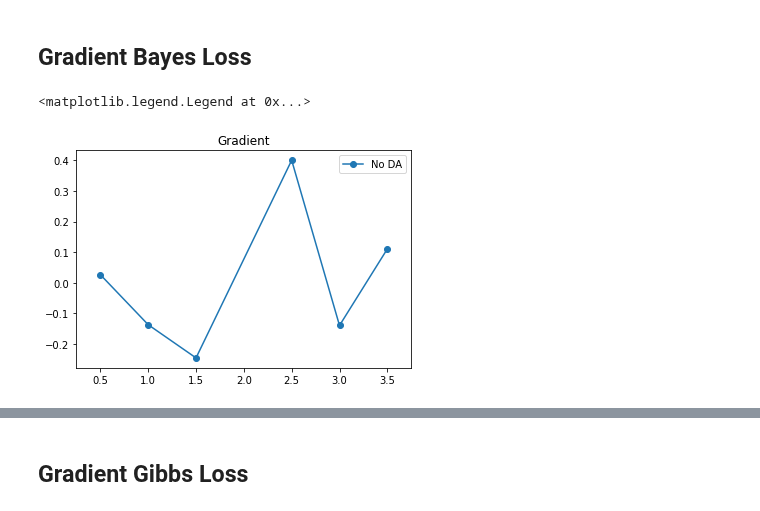
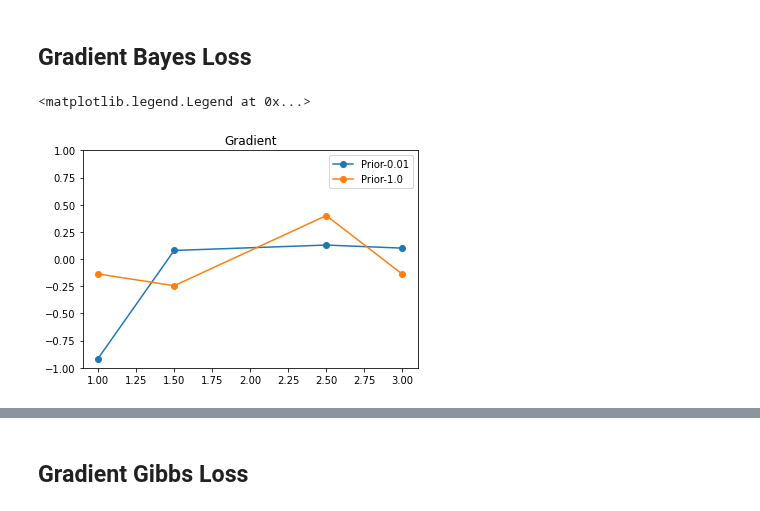
Before and after one commit to pyijiezhang/cold-posteriors-and-pacbayes, a Jupyter notebook: results/bnn_classification_mfvi/results_vi_nn_classification_andres.ipynb, the cells around one changed output, grey strips where cells are left out. Cells and saved outputs as stored; diff of their text form; code cells hidden in the pictures.

```diff
--- a/results/bnn_classification_mfvi/results_vi_nn_classification_andres.ipynb
+++ b/results/bnn_classification_mfvi/results_vi_nn_classification_andres.ipynb
@@ -174,7 +185,7 @@ df
 # %%
 all_metrics_priors_aug = {}
 for prior_scale in [0.01, 0.1, 1.0]:
-    setting_i = f"prior_scale_{prior_scale}_label_noise_0.0_smooth_softmax_1.0_data_augmentation_True"
+    setting_i = f"{dir}/prior_scale_{prior_scale}_label_noise_0.0_smooth_softmax_1.0_data_augmentation_True"
 
     with open(f"{setting_i}.pickle", "rb") as handle:
         results = pickle.load(handle)
@@ -304,7 +237,7 @@ df
 # %%
 all_metrics_softmax = {}
 for gamma in [1.0, 5.0, 10.0]:
-    setting_i = f"prior_scale_0.01_label_noise_0.0_smooth_softmax_{gamma}_data_augmentation_False"
+    setting_i = f"{dir}/prior_scale_0.01_label_noise_0.0_smooth_softmax_{gamma}_data_augmentation_False"
 
     with open(f"{setting_i}.pickle", "rb") as handle:
         results = pickle.load(handle)
@@ -354,7 +287,7 @@ for gamma in [1.0, 5.0, 10.0]:
 # %%
 all_metrics_softmax_prior = {}
 for gamma in [1.0, 5.0, 10.0]:
-    setting_i = f"prior_scale_0.1_label_noise_0.0_smooth_softmax_{gamma}_data_augmentation_False"
+    setting_i = f"{dir}/prior_scale_0.1_label_noise_0.0_smooth_softmax_{gamma}_data_augmentation_False"
 
     with open(f"{setting_i}.pickle", "rb") as handle:
         results = pickle.load(handle)
@@ -573,9 +504,9 @@ np.min(cov)
 # %% [markdown]
 ## Gradient Bayes Loss
 # %%
-def gradientBayesLoss(seed, prior, lamb, da):
+def gradientBayesLoss(seed, prior, lamb, gamma, da):
 
-  setting_i = f"prior_scale_{prior}_label_noise_0.0_smooth_softmax_1.0_data_augmentation_{da}"
+  setting_i = f"{dir}/prior_scale_{prior}_label_noise_0.0_smooth_softmax_{gamma}_data_augmentation_{da}"
 
   with open(f"{setting_i}.pickle", "rb") as handle:
     results = pickle.load(handle)
@@ -593,17 +524,15 @@ def gradientBayesLoss(seed, prior, lamb, da):
   return -cov_mean, -cov, prob_mean
 # %%
 seed=15
-prior=1.0
-da=True
-lambdas = [0.5, 1.0, 1.5, 2.5, 3.0, 3.5]
-#vals = [gradientBayesLoss(seed, prior, lamb, da)[0] for lamb in lambdas]
-#plt.plot(lambdas,vals, marker="o", label="DA")
+lambdas = [1.0, 1.5, 2.5, 3.0]
 da=False
-vals = [gradientBayesLoss(seed, prior, lamb, da)[0] for lamb in lambdas]
-plt.plot(lambdas,vals, marker="o", label="No DA")
-plt.xlim(x_lim)
+vals = [gradientBayesLoss(seed, 0.01, lamb, 1.0, da)[0] for lamb in lambdas]
+plt.plot(lambdas,vals, marker="o", label="Prior-0.01")
+vals = [gradientBayesLoss(seed, 1.0, lamb, 1.0, da)[0] for lamb in lambdas]
+plt.plot(lambdas,vals, marker="o", label="Prior-1.0")
+plt.ylim(-1,1)
 plt.title("Gradient")
 plt.legend()
 # %% [output]
 <matplotlib.legend.Legend at 0x...>
-[figure, old version]
+[figure, new version]
```
Also changed, not shown: parts of 26 cells of this notebook.
